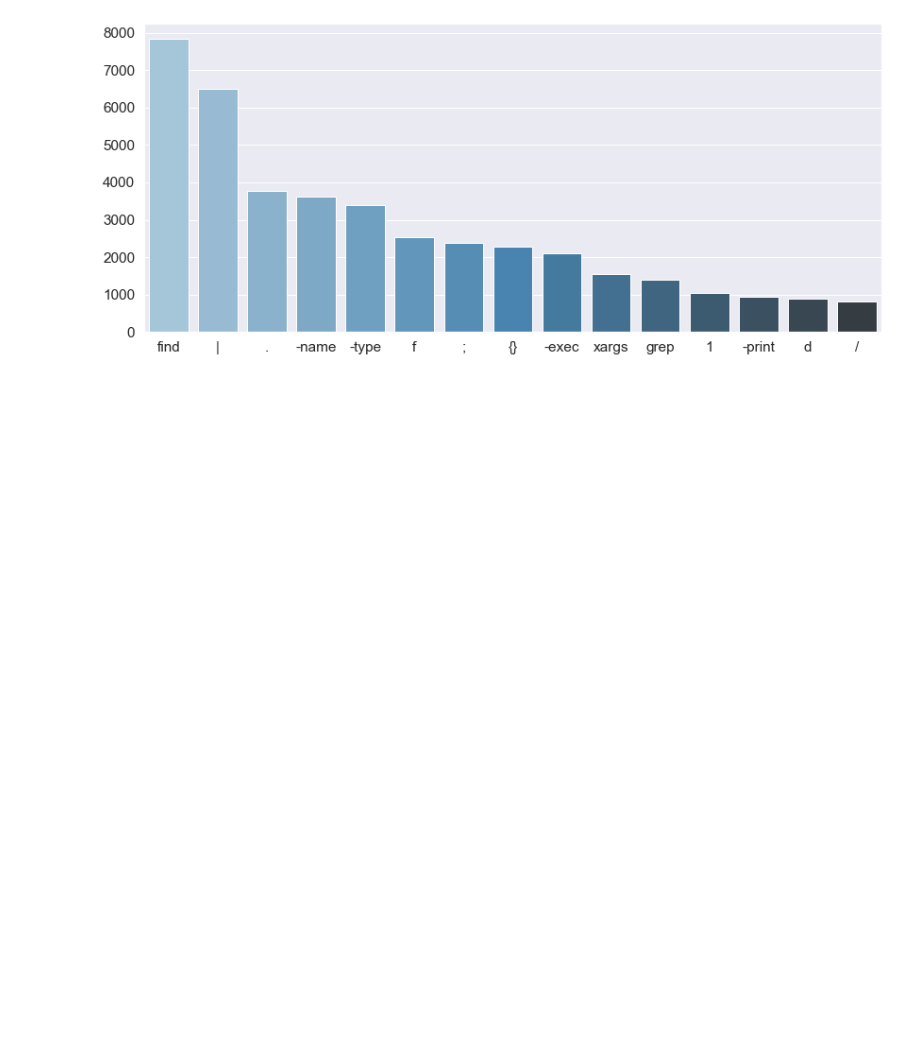
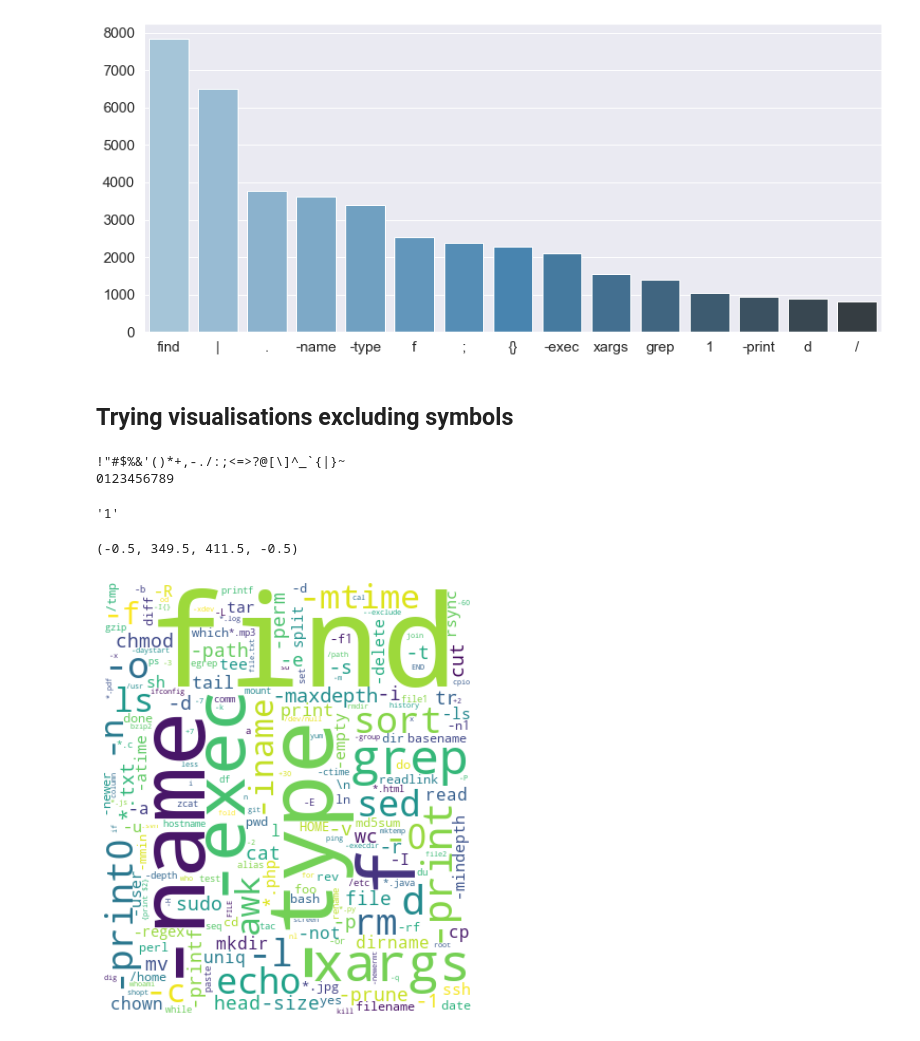
Before and after one commit to dtrizna/bashprocessing, a Jupyter notebook: cm_parsing.ipynb, the cells around one changed output. Saved outputs shown, nothing was run; the diff lists cells and outputs as text; code cells hidden in the pictures; blank space fills up the shorter version.

Commit message:
word cloud visualisation

```diff
--- a/cm_parsing.ipynb
+++ b/cm_parsing.ipynb
@@ -546,2 +568,45 @@ _ = sns.barplot(x=list(X), y=list(Y), palette="Blues_d")
 # %% [output]
 [figure]
+# %% [markdown]
+## Trying visualisations excluding symbols
+# %%
+import string
+print(string.punctuation)
+print(string.digits)
+# %% [output]
+!"#$%&'()*+,-./:;<=>?@[\]^_`{|}~
+0123456789
+# %%
+list(alldict2.keys())[10]
+# %% [output]
+'1'
+# %%
+bash_stopwords = [key for key in alldict2.keys() if all(key.isdigit() or j in string.punctuation for j in key)]
+# %%
+# TRY WORD CLOUD
+from wordcloud import WordCloud, ImageColorGenerator
+from PIL import Image
+from os import path
+
+d = path.dirname(__file__) if "__file__" in locals() else os.getcwd()
+
+tuxmask = np.array(Image.open(path.join(d, "img/Tux4.png")))#.convert("1")).astype(int)
+img_color = ImageColorGenerator(tuxmask)
+
+wc = WordCloud(background_color="white", \
+                stopwords=bash_stopwords, \
+                max_words=200, \
+                contour_width=3, \
+                contour_color='steelblue',\
+                mask=tuxmask) # Cannot make to work it w/ mask ....
+
+# generate word cloud
+wc.generate_from_frequencies(dict(clean_dict))
+plt.figure(figsize=(16,8))
+plt.imshow(wc, interpolation='bilinear')
+plt.axis("off")
+#plt.savefig('yourfile.png', bbox_inches='tight')
+#plt.close()
+# %% [output]
+(-0.5, 349.5, 411.5, -0.5)
+[figure, added]
```
Also changed, not shown: parts of 3 cells of this notebook.
